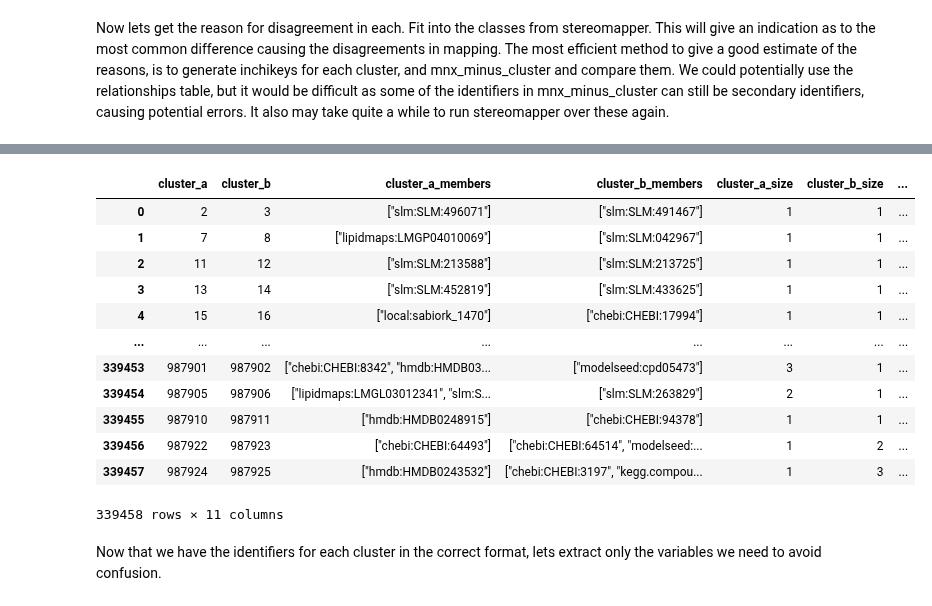
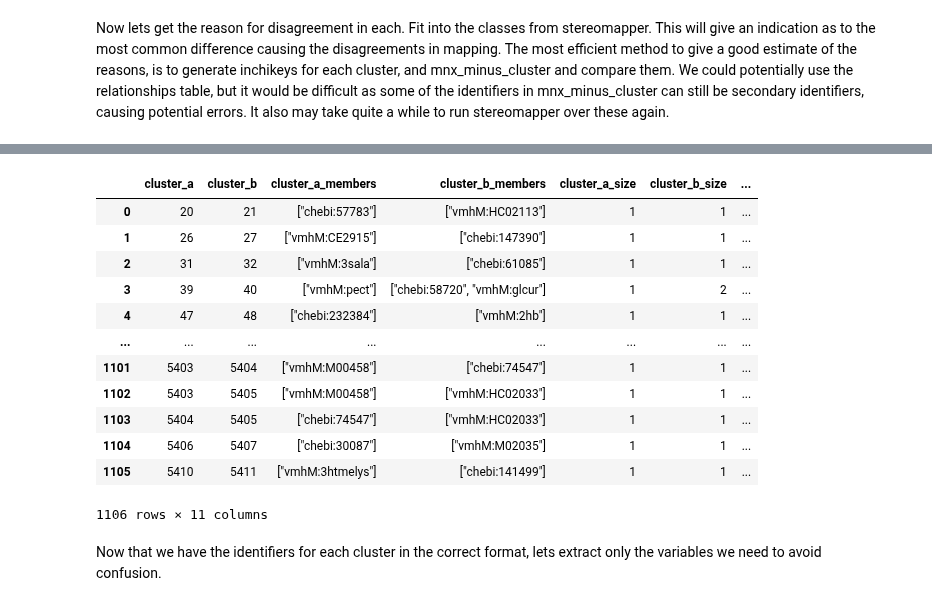
Before and after one commit to Digital-Metabolic-Twin-Centre/stereomapper, a Jupyter notebook: experiments/analysis/clustering_results.ipynb, the cells around one changed output, grey strips where cells are left out. Saved outputs shown, nothing was run; the diff lists cells and outputs as text; code cells hidden in the pictures.

```diff
--- a/experiments/analysis/clustering_results.ipynb
+++ b/experiments/analysis/clustering_results.ipynb
@@ -39,7 +39,7 @@ mnx_strucs
 | 1433904 | https://rdf.metanetx.org/chem/MNX... | chebi:71307 |
 1433905 rows × 2 columns
 # %%
-db_path = Path.home() / 'Downloads' / 'stereomapper_output.sqlite' # Additional file 1 from manuscript, change path as needed
+db_path = Path.home() / 'stereomapper_output_20260312_095825.sqlite' # Additional file 1 from manuscript, change path as needed
 conn = sqlite3.connect(db_path)
 
 # get vals from cluster table as it is all that is needed for this comparison
@@ -55,0 +56,5 @@ df_molD.head()
+# %%
+# remove local: prefix from members_json col
+df_molD['members_json'] = df_molD['members_json'].apply(lambda x: x.replace('local:', ''))
+
+df_molD
@@ -760,0 +822,22 @@ df_rels.head()
+# %%
+# apply cleaning logic to df_rels
+df_rels['cluster_a_members'] = df_rels['cluster_a_members'].apply(lambda x: x.replace('local:', ''))
+df_rels['cluster_b_members'] = df_rels['cluster_b_members'].apply(lambda x: x.replace('local:', ''))
+
+# now lets replace CHEBI_ with chebi: for consistency with mnx structures
+df_rels['cluster_a_members'] = df_rels['cluster_a_members'].apply(lambda x: x.replace('CHEBI_', 'chebi:'))
+df_rels['cluster_b_members'] = df_rels['cluster_b_members'].apply(lambda x: x.replace('CHEBI_', 'chebi:'))
+
+# finally for everything that doesnt start with chebi: add vmhM: prefix
+def add_vmhM_prefix_rel(members_str):
+    members = json.loads(members_str)
+    updated_members = []
+    for member in members:
+        if not member.startswith('chebi:'):
+            updated_members.append('vmhM:' + member)
+        else:
+            updated_members.append(member)
+    return json.dumps(updated_members)
+
+df_rels['cluster_a_members'] = df_rels['cluster_a_members'].apply(add_vmhM_prefix_rel)
+df_rels['cluster_b_members'] = df_rels['cluster_b_members'].apply(add_vmhM_prefix_rel)
@@ -761,21 +867,21 @@ df_rels.head()
 # %%
 # replace 'Planar vs stereo defined structures' with 'Parent-child' for consistency with manuscript
-df_rels['classification'] = df_rels['classification'].replace({'Planar vs stereo defined structures': 'Parent-child'})
+df_rels['classification'] = df_rels['classification'].replace({'Stereo-resolution pairs': 'Parent-child'})
 df_rels
 # %% [output]
 |  | cluster_a | cluster_b | cluster_a_members | cluster_b_members | cluster_a_size | cluster_b_size | ... |
-| 0 | 2 | 3 | ["slm:SLM:496071"] | ["slm:SLM:491467"] | 1 | 1 | ... |
-| 1 | 7 | 8 | ["lipidmaps:LMGP04010069"] | ["slm:SLM:042967"] | 1 | 1 | ... |
-| 2 | 11 | 12 | ["slm:SLM:213588"] | ["slm:SLM:213725"] | 1 | 1 | ... |
-| 3 | 13 | 14 | ["slm:SLM:452819"] | ["slm:SLM:433625"] | 1 | 1 | ... |
-| 4 | 15 | 16 | ["local:sabiork_1470"] | ["chebi:CHEBI:17994"] | 1 | 1 | ... |
+| 0 | 20 | 21 | ["chebi:57783"] | ["vmhM:HC02113"] | 1 | 1 | ... |
+| 1 | 26 | 27 | ["vmhM:CE2915"] | ["chebi:147390"] | 1 | 1 | ... |
+| 2 | 31 | 32 | ["vmhM:3sala"] | ["chebi:61085"] | 1 | 1 | ... |
+| 3 | 39 | 40 | ["vmhM:pect"] | ["chebi:58720", "vmhM:glcur"] | 1 | 2 | ... |
+| 4 | 47 | 48 | ["chebi:232384"] | ["vmhM:2hb"] | 1 | 1 | ... |
 | ... | ... | ... | ... | ... | ... | ... | ... |
-| 339453 | 987901 | 987902 | ["chebi:CHEBI:8342", "hmdb:HMDB03... | ["modelseed:cpd05473"] | 3 | 1 | ... |
-| 339454 | 987905 | 987906 | ["lipidmaps:LMGL03012341", "slm:S... | ["slm:SLM:263829"] | 2 | 1 | ... |
-| 339455 | 987910 | 987911 | ["hmdb:HMDB0248915"] | ["chebi:CHEBI:94378"] | 1 | 1 | ... |
-| 339456 | 987922 | 987923 | ["chebi:CHEBI:64493"] | ["chebi:CHEBI:64514", "modelseed:... | 1 | 2 | ... |
-| 339457 | 987924 | 987925 | ["hmdb:HMDB0243532"] | ["chebi:CHEBI:3197", "kegg.compou... | 1 | 3 | ... |
+| 1101 | 5403 | 5404 | ["vmhM:M00458"] | ["chebi:74547"] | 1 | 1 | ... |
+| 1102 | 5403 | 5405 | ["vmhM:M00458"] | ["vmhM:HC02033"] | 1 | 1 | ... |
+| 1103 | 5404 | 5405 | ["chebi:74547"] | ["vmhM:HC02033"] | 1 | 1 | ... |
+| 1104 | 5406 | 5407 | ["chebi:30087"] | ["vmhM:M02035"] | 1 | 1 | ... |
+| 1105 | 5410 | 5411 | ["vmhM:3htmelys"] | ["chebi:141499"] | 1 | 1 | ... |
-339458 rows × 11 columns
+1106 rows × 11 columns
 # %%
 # cleaning for misformatted relationship member ids (fixed in current versions of stereomapper)
 def clean_member_id(member):
```
Also changed, not shown: parts of 28 cells of this notebook, 1 other file.
